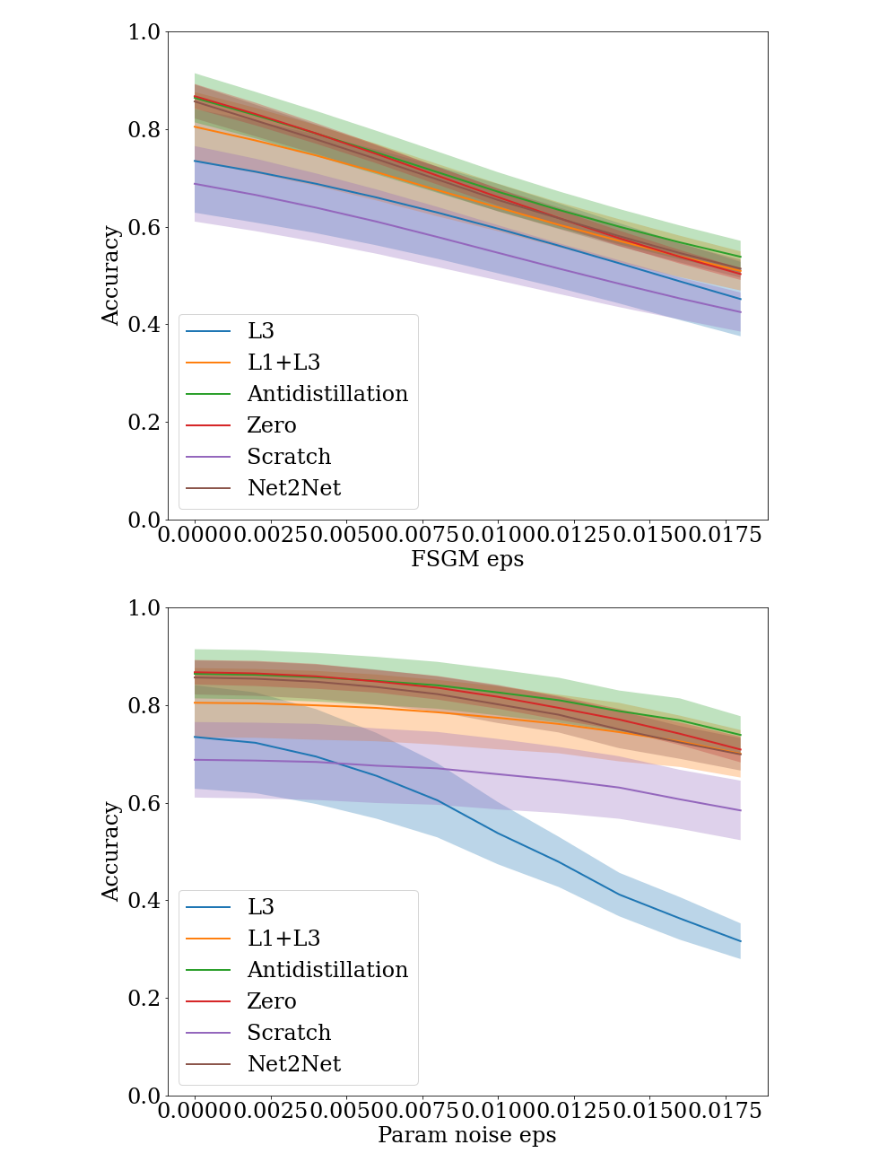
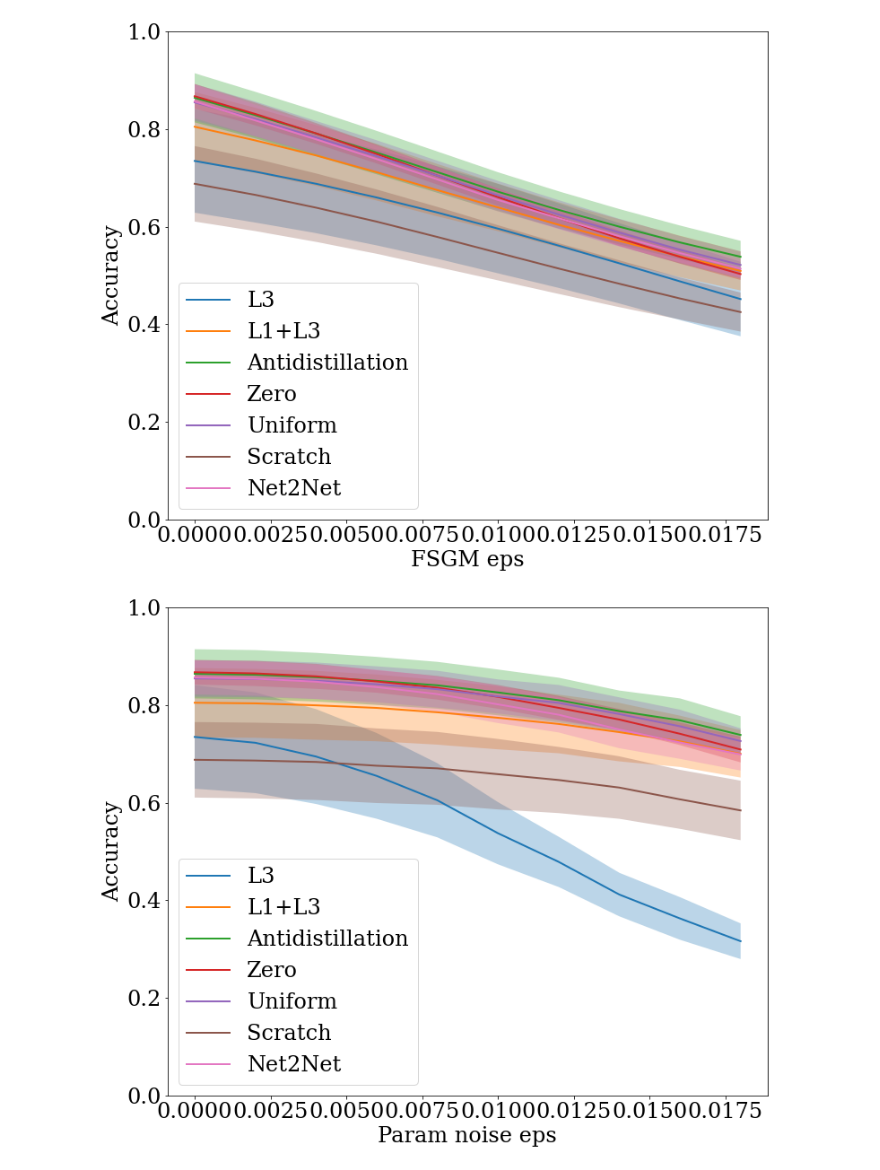
Before and after one commit to intsystems/2022-Project-97, a Jupyter notebook: src/fminst/plot_plots.ipynb, the cells around one changed output. Saved outputs shown, nothing was run; the diff lists cells and outputs as text; code cells hidden in the pictures.

```diff
--- a/src/fminst/plot_plots.ipynb
+++ b/src/fminst/plot_plots.ipynb
@@ -27,6 +26,7 @@ Using cpu device
 
 with open(pipeline.get_path()+'/history_noise.json') as inp:
     history_noise = json.load(inp)
+
 
 with open(pipeline.get_path()+'/history_antidistil.json') as inp:
     history_antidistil = json.load(inp)
@@ -39,6 +39,9 @@ with open(pipeline.get_path()+'/history_l1_l3.json') as inp:
 with open(pipeline.get_path()+'/history_5_zero.json') as inp:
     history_5_zero = json.loads(inp.read())
 
+with open(pipeline.get_path()+'/history_5_uni.json') as inp:
+    history_5_uni = json.loads(inp.read())
+
 with open(pipeline.get_path()+'/history_5_scratch.json') as inp:
     history_5_scratch = json.loads(inp.read())
 
@@ -65,20 +69,20 @@ plot.plot_variance([history_noise, history_l1_l3, history_antidistil, history_5_
 reload(plot)
 plot.prepare_for_plots()
 plot.plot_variance([history_noise, history_l1_l3, history_antidistil,
-                   history_5_zero,
+                   history_5_zero, history_5_uni,
                    history_5_scratch, history_5_n2n],
                    consts.fsgm_eps,
-                   ['L3', 'L1+L3', 'Antidistillation', 'Zero', 'Scratch', 'Net2Net'], 'fsgm_noise_acc',
+                   ['L3', 'L1+L3', 'Antidistillation', 'Zero', 'Uniform', 'Scratch', 'Net2Net'], 'fsgm_noise_acc',
                     'FSGM eps', 'Accuracy')
 # %% [output]
-[figure, old version]
+[figure, new version]
 # %%
 reload(plot)
 plot.prepare_for_plots()
 plot.plot_variance([history_noise, history_l1_l3, history_antidistil, history_5_zero,
-                   history_5_scratch, history_5_n2n],
+                    history_5_uni, history_5_scratch, history_5_n2n],
                    consts.fsgm_eps,
-                   ['L3', 'L1+L3', 'Antidistillation', 'Zero', 'Scratch', 'Net2Net'], 'param_noise_acc',
+                   ['L3', 'L1+L3', 'Antidistillation', 'Zero', 'Uniform', 'Scratch', 'Net2Net'], 'param_noise_acc',
                     'Param noise eps', 'Accuracy')
 # %% [output]
-[figure, old version]
+[figure, new version]
```
Also changed, not shown: parts of 3 cells of this notebook.
